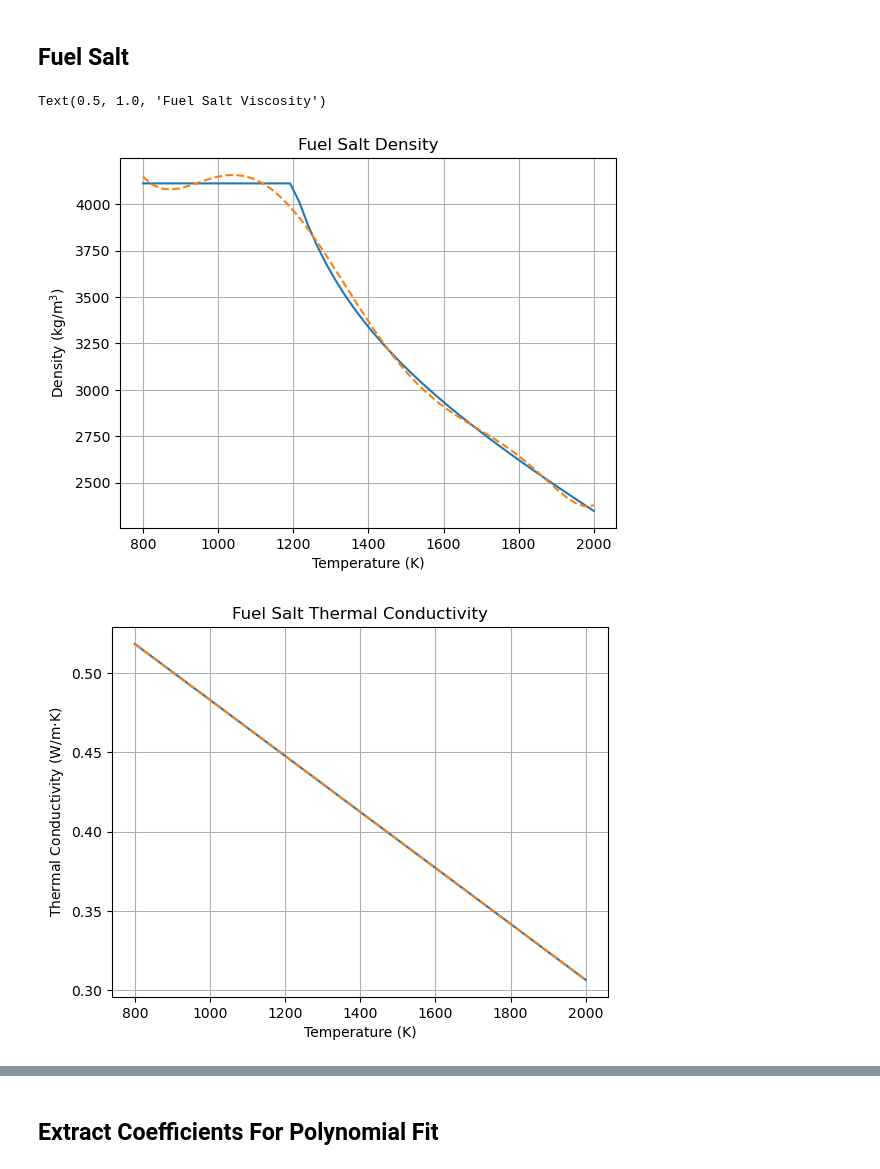
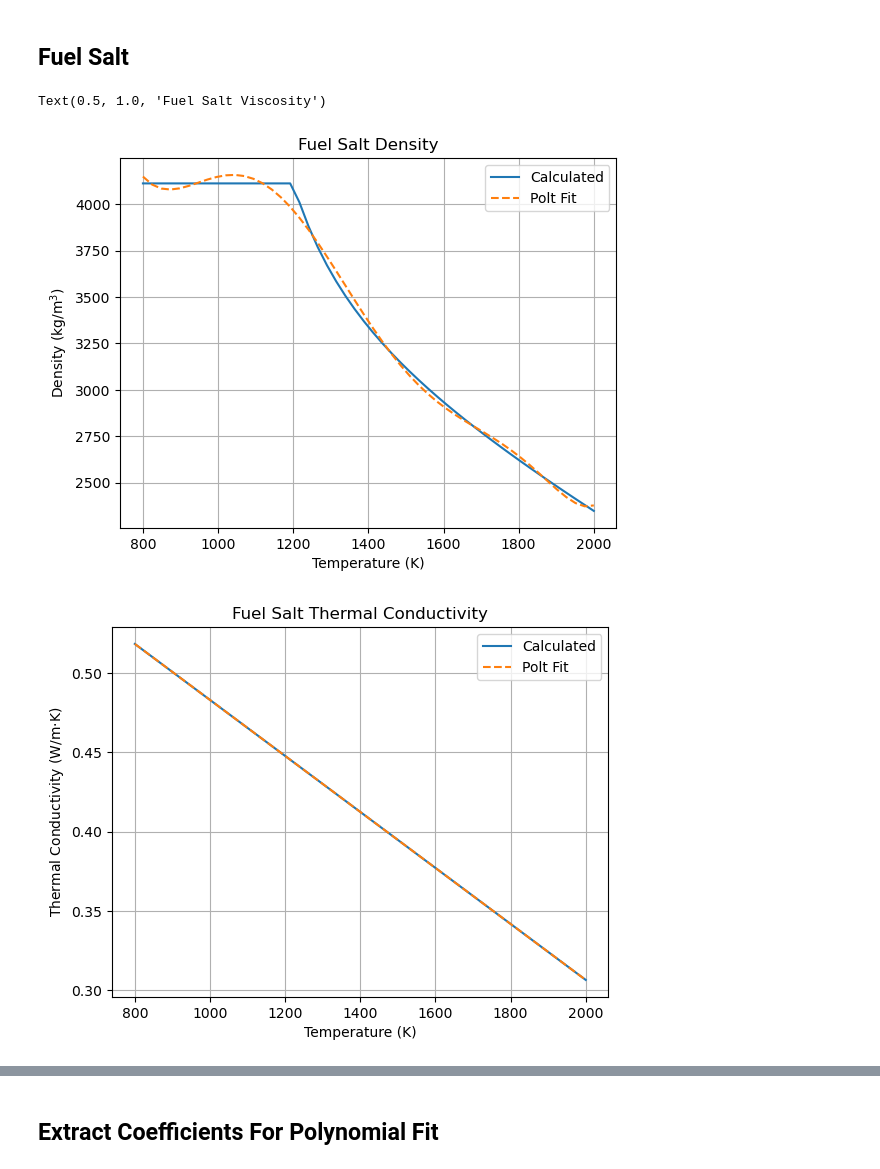
Before and after one commit to mlouis9/senior-design, a Jupyter notebook: saltOptimization/thermophysicalProperties/finalProperties.ipynb, the cells around one changed output, grey strips where cells are left out. Drawn from its saved outputs; the diff is of its cells as text; code cells hidden in the pictures.

```diff
--- a/saltOptimization/thermophysicalProperties/finalProperties.ipynb
+++ b/saltOptimization/thermophysicalProperties/finalProperties.ipynb
@@ -109,12 +109,13 @@ rhof = db.get_tp('density', final_fuel_salt_composition, uncertainty=False)
 slope = Derivative(rhof)
 
 # Use the slope at 1200 K to extrapolate to lower temperatures
+
 m = slope(1200)
 b = rhof(1200)
 
 def extrapolated_density(T):
     if T < 1200:
-        return m*(T-1200) + b
+        return b # m*(T-1200) +
     else:
         return rhof(T)
 
@@ -139,34 +140,38 @@ plt.figure(1)
 plt.plot(fuel_temps, densities, label='Calculated')
 plt.plot(fuel_temps, density_p(fuel_temps), linestyle='dashed', label='Polt Fit')
 plt.grid()
+plt.legend()
 plt.xlabel('Temperature (K)')
 plt.ylabel('Density (kg/m$^3$)')
 plt.title('Fuel Salt Density')
 
 plt.figure(2)
 plt.plot(fuel_temps, thermal_conductivities, label='Calculated')
 plt.plot(fuel_temps, thermal_conductivity_p(fuel_temps), linestyle='dashed', label='Polt Fit')
 plt.grid()
+plt.legend()
 plt.xlabel('Temperature (K)')
 plt.ylabel('Thermal Conductivity (W/m$\cdot$K)')
 plt.title('Fuel Salt Thermal Conductivity')
 
 plt.figure(3)
 plt.plot(fuel_temps, heat_capacities, label='Calculated')
 plt.plot(fuel_temps, heat_capacity_p(fuel_temps), linestyle='dashed', label='Polt Fit')
 plt.grid()
+plt.legend()
 plt.xlabel('Temperature (K)')
 plt.ylabel('$C_p$ (J/kg$\cdot$K)')
 plt.title('Fuel Salt Heat Capacity')
 
 plt.figure(4)
 plt.plot(fuel_temps, viscosities, label='Calculated')
 plt.plot(fuel_temps, viscosity_p(fuel_temps), linestyle='dashed', label='Polt Fit')
 plt.grid()
+plt.legend()
 plt.xlabel('Temperature (K)')
 plt.ylabel('Viscosity (Pa$\cdot$s)')
 plt.title('Fuel Salt Viscosity')
 # %% [output]
 Text(0.5, 1.0, 'Fuel Salt Viscosity')
-[figure, old version]
+[figure, new version]
-[figure, old version]
+[figure, new version]
```
Also changed, not shown: parts of 3 cells of this notebook, 33 other files.
